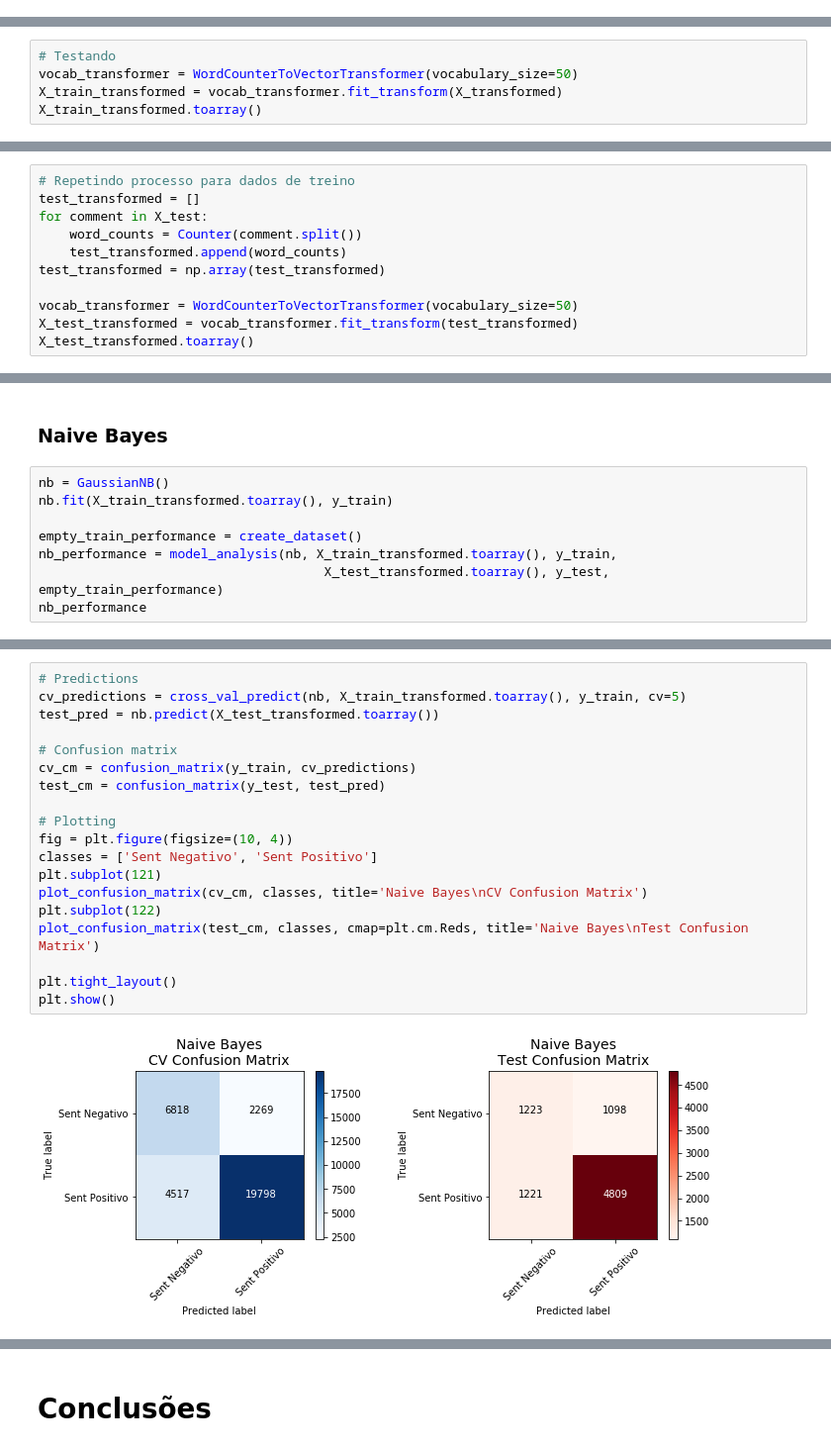
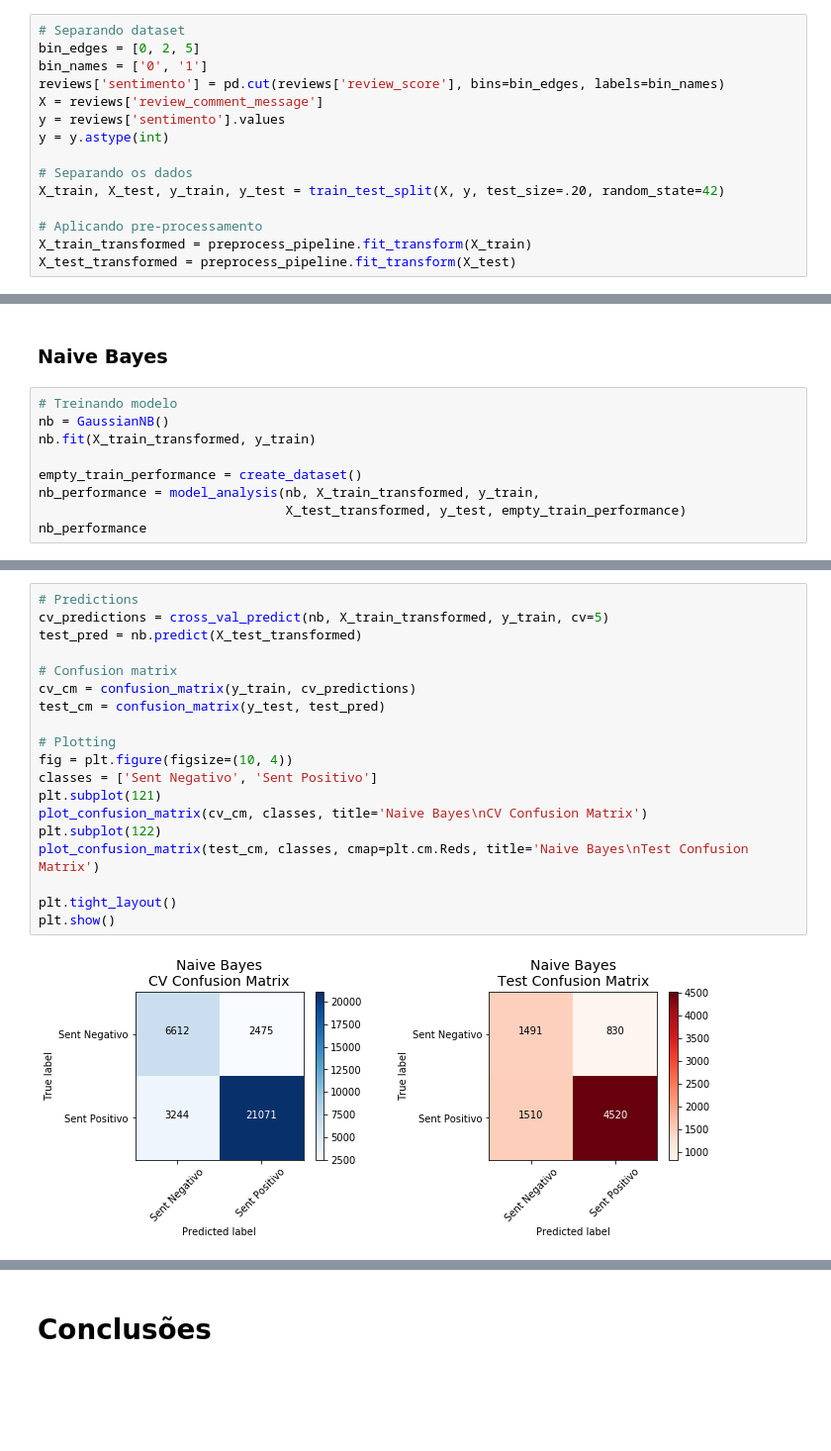
Before and after one commit to rhiroakidata/kaggle, a Jupyter notebook: 04_brazilian_e-commerce/brazilian_e-commerce_v4_PLN.ipynb, the cells around one changed output, grey strips where cells are left out. Shown at 99% size. Saved outputs shown, nothing was run; the diff lists cells and outputs as text; blank space fills up the shorter version.

Commit message:
NLP Project: Brazilian E-Commerce Sentiment Analysis

```diff
--- a/04_brazilian_e-commerce/brazilian_e-commerce_v4_PLN.ipynb
+++ b/04_brazilian_e-commerce/brazilian_e-commerce_v4_PLN.ipynb
@@ -1527 +1758,16 @@ Após exemplificadas algumas transformações a serem realizadas no conjunto de
+# %%
+# Separando dataset
+bin_edges = [0, 2, 5]
+bin_names = ['0', '1']
+reviews['sentimento'] = pd.cut(reviews['review_score'], bins=bin_edges, labels=bin_names)
+X = reviews['review_comment_message']
+y = reviews['sentimento'].values
+y = y.astype(int)
+
+# Separando os dados
+X_train, X_test, y_train, y_test = train_test_split(X, y, test_size=.20, random_state=42)
+
+# Aplicando pre-processamento
+X_train_transformed = preprocess_pipeline.fit_transform(X_train)
+X_test_transformed = preprocess_pipeline.fit_transform(X_test)
 # %%
@@ -1596,5 +1784,0 @@ X_vector
-# %%
-# Testando
-vocab_transformer = WordCounterToVectorTransformer(vocabulary_size=50)
-X_train_transformed = vocab_transformer.fit_transform(X_transformed)
-X_train_transformed.toarray()
@@ -1609,11 +1784,0 @@ array([[2, 1, 1, ..., 0, 0, 0],
-# %%
-# Repetindo processo para dados de treino
-test_transformed = []
-for comment in X_test:
-    word_counts = Counter(comment.split())
-    test_transformed.append(word_counts)
-test_transformed = np.array(test_transformed)
-
-vocab_transformer = WordCounterToVectorTransformer(vocabulary_size=50)
-X_test_transformed = vocab_transformer.fit_transform(test_transformed)
-X_test_transformed.toarray()
@@ -1665,12 +1826,13 @@ plt.show()
 # %% [markdown]
 ### Naive Bayes
 # %%
+# Treinando modelo
 nb = GaussianNB()
-nb.fit(X_train_transformed.toarray(), y_train)
+nb.fit(X_train_transformed, y_train)
 
 empty_train_performance = create_dataset()
-nb_performance = model_analysis(nb, X_train_transformed.toarray(), y_train,
-                                     X_test_transformed.toarray(), y_test, empty_train_performance)
+nb_performance = model_analysis(nb, X_train_transformed, y_train,
+                                X_test_transformed, y_test, empty_train_performance)
 nb_performance
 # %% [output]
 |  | acc | prec | rec | f1 | total_time |
@@ -1679,21 +1841,21 @@ nb_performance
 # %%
 # Predictions
-cv_predictions = cross_val_predict(nb, X_train_transformed.toarray(), y_train, cv=5)
-test_pred = nb.predict(X_test_transformed.toarray())
+cv_predictions = cross_val_predict(nb, X_train_transformed, y_train, cv=5)
+test_pred = nb.predict(X_test_transformed)
 
 # Confusion matrix
 cv_cm = confusion_matrix(y_train, cv_predictions)
 test_cm = confusion_matrix(y_test, test_pred)
 
 # Plotting
 fig = plt.figure(figsize=(10, 4))
 classes = ['Sent Negativo', 'Sent Positivo']
 plt.subplot(121)
 plot_confusion_matrix(cv_cm, classes, title='Naive Bayes\nCV Confusion Matrix')
 plt.subplot(122)
 plot_confusion_matrix(test_cm, classes, cmap=plt.cm.Reds, title='Naive Bayes\nTest Confusion Matrix')
 
 plt.tight_layout()
 plt.show()
 # %% [output]
-[figure, old version]
+[figure, new version]
```
Also changed, not shown: parts of 71 cells of this notebook.
